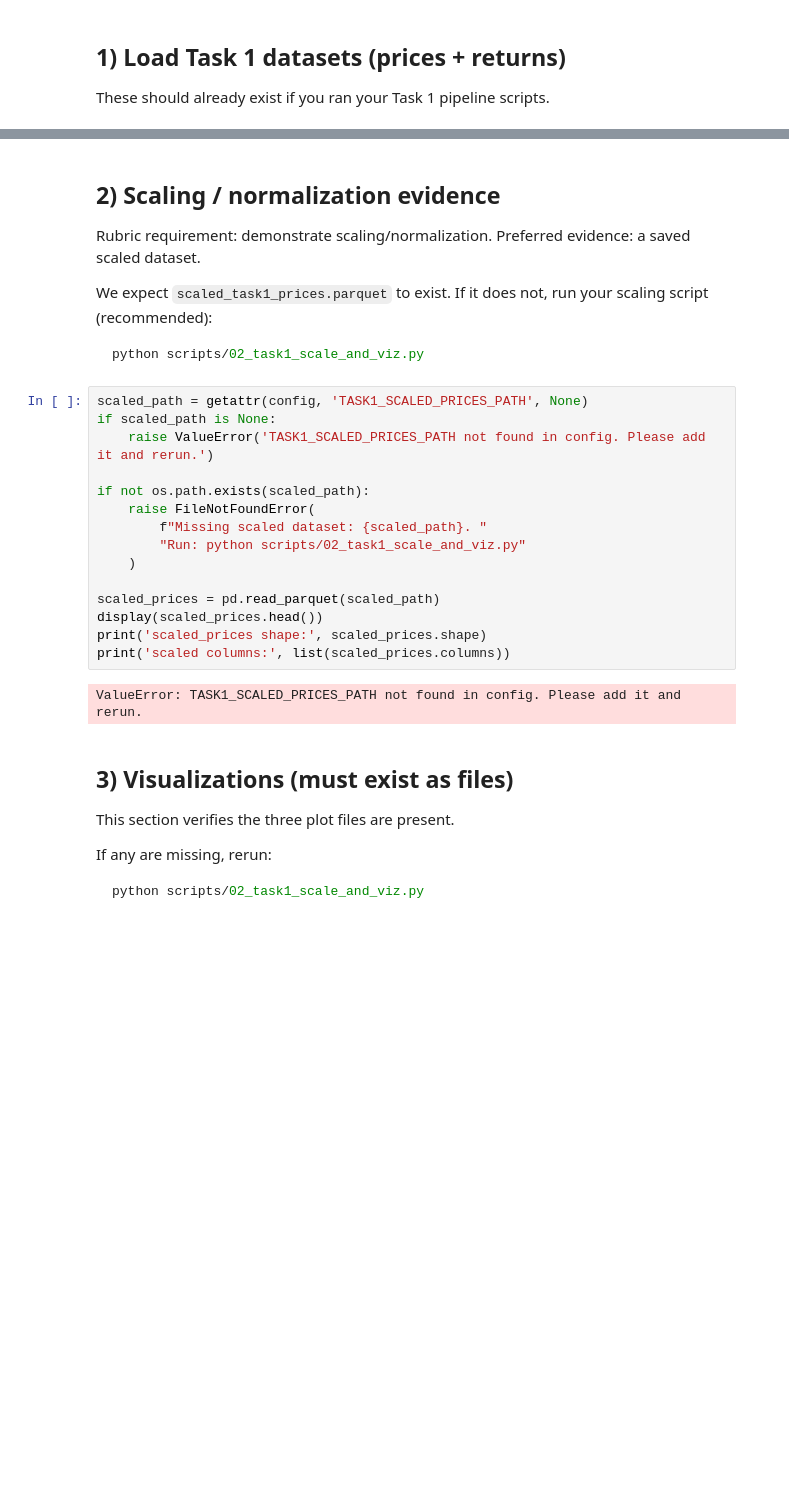
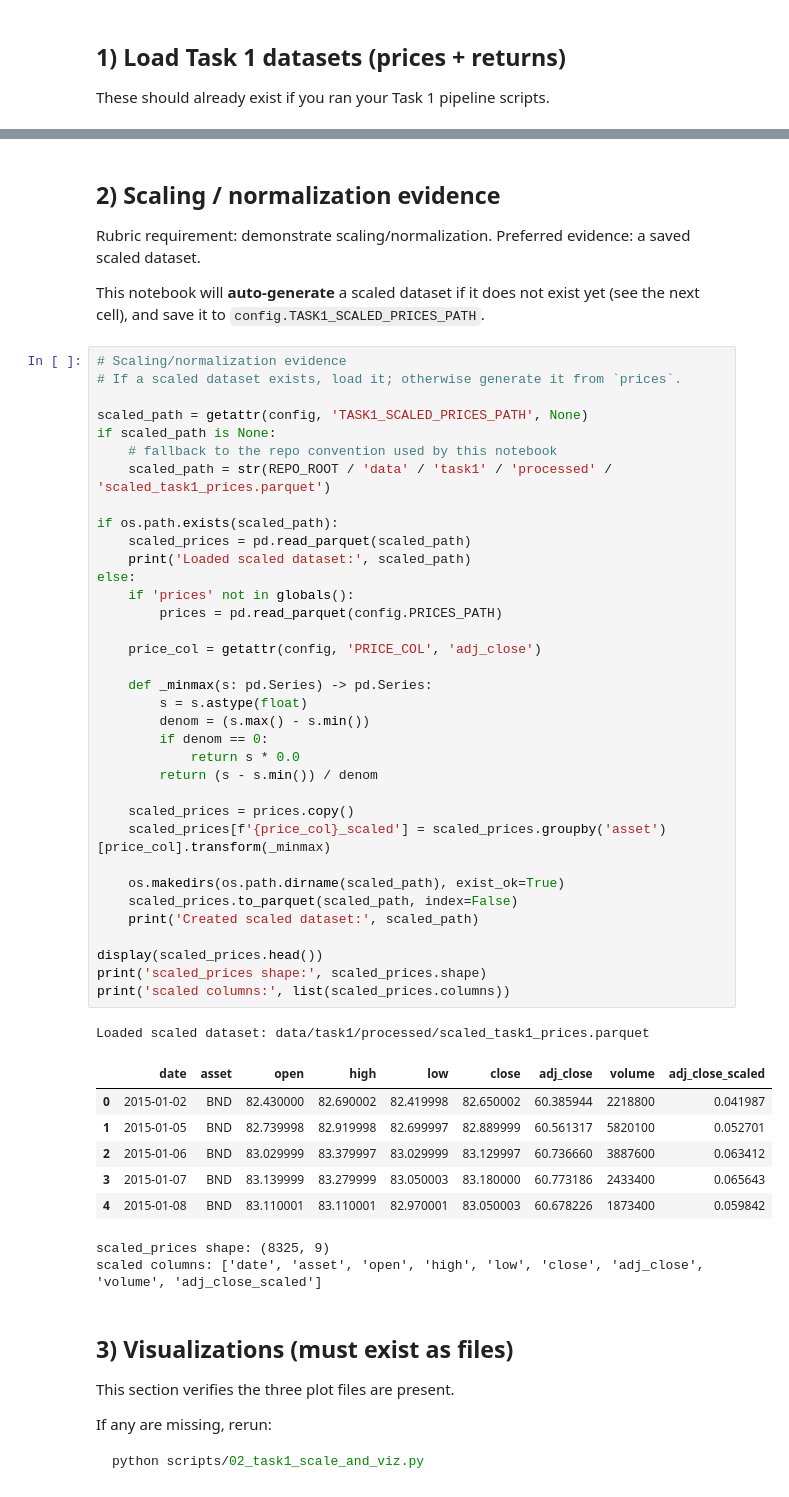
Before and after one commit to Moggycool/portfolio-optimization, a Jupyter notebook: notebooks/task1.ipynb, the cells around one changed output, grey strips where cells are left out. Saved outputs shown, nothing was run; the diff lists cells and outputs as text; blank space fills up the shorter version.

````diff
--- a/notebooks/task1.ipynb
+++ b/notebooks/task1.ipynb
@@ -86,28 +89,52 @@ returns shape: (8325, 9)
 
 Rubric requirement: demonstrate scaling/normalization. Preferred evidence: a saved scaled dataset.
 
-We expect `scaled_task1_prices.parquet` to exist. If it does not, run your scaling script (recommended):
-
-```bash
-python scripts/02_task1_scale_and_viz.py
-```
+This notebook will **auto-generate** a scaled dataset if it does not exist yet (see the next cell), and save it to `config.TASK1_SCALED_PRICES_PATH`.
-# %%
-scaled_path = getattr(config, 'TASK1_SCALED_PRICES_PATH', None)
-if scaled_path is None:
-    raise ValueError('TASK1_SCALED_PRICES_PATH not found in config. Please add it and rerun.')
-
-if not os.path.exists(scaled_path):
-    raise FileNotFoundError(
-        f"Missing scaled dataset: {scaled_path}. "
-        "Run: python scripts/02_task1_scale_and_viz.py"
-    )
-
-scaled_prices = pd.read_parquet(scaled_path)
-display(scaled_prices.head())
-print('scaled_prices shape:', scaled_prices.shape)
-print('scaled columns:', list(scaled_prices.columns))
-# %% [output]
-ValueError: TASK1_SCALED_PRICES_PATH not found in config. Please add it and rerun.
+# %%
+# Scaling/normalization evidence
+# If a scaled dataset exists, load it; otherwise generate it from `prices`.
+
+scaled_path = getattr(config, 'TASK1_SCALED_PRICES_PATH', None)
+if scaled_path is None:
+    # fallback to the repo convention used by this notebook
+    scaled_path = str(REPO_ROOT / 'data' / 'task1' / 'processed' / 'scaled_task1_prices.parquet')
+
+if os.path.exists(scaled_path):
+    scaled_prices = pd.read_parquet(scaled_path)
+    print('Loaded scaled dataset:', scaled_path)
+else:
+    if 'prices' not in globals():
+        prices = pd.read_parquet(config.PRICES_PATH)
+
+    price_col = getattr(config, 'PRICE_COL', 'adj_close')
+
+    def _minmax(s: pd.Series) -> pd.Series:
+        s = s.astype(float)
+        denom = (s.max() - s.min())
+        if denom == 0:
+            return s * 0.0
+        return (s - s.min()) / denom
+
+    scaled_prices = prices.copy()
+    scaled_prices[f'{price_col}_scaled'] = scaled_prices.groupby('asset')[price_col].transform(_minmax)
+
+    os.makedirs(os.path.dirname(scaled_path), exist_ok=True)
+    scaled_prices.to_parquet(scaled_path, index=False)
+    print('Created scaled dataset:', scaled_path)
+
+display(scaled_prices.head())
+print('scaled_prices shape:', scaled_prices.shape)
+print('scaled columns:', list(scaled_prices.columns))
+# %% [output]
+Loaded scaled dataset: data/task1/processed/scaled_task1_prices.parquet
+|  | date | asset | open | high | low | close | adj_close | volume | adj_close_scaled |
+| 0 | 2015-01-02 | BND | 82.430000 | 82.690002 | 82.419998 | 82.650002 | 60.385944 | 2218800 | 0.041987 |
+| 1 | 2015-01-05 | BND | 82.739998 | 82.919998 | 82.699997 | 82.889999 | 60.561317 | 5820100 | 0.052701 |
+| 2 | 2015-01-06 | BND | 83.029999 | 83.379997 | 83.029999 | 83.129997 | 60.736660 | 3887600 | 0.063412 |
+| 3 | 2015-01-07 | BND | 83.139999 | 83.279999 | 83.050003 | 83.180000 | 60.773186 | 2433400 | 0.065643 |
+| 4 | 2015-01-08 | BND | 83.110001 | 83.110001 | 82.970001 | 83.050003 | 60.678226 | 1873400 | 0.059842 |
+scaled_prices shape: (8325, 9)
+scaled columns: ['date', 'asset', 'open', 'high', 'low', 'close', 'adj_close', 'volume', 'adj_close_scaled']
 # %% [markdown]
 ## 3) Visualizations (must exist as files)
 
````
Also changed, not shown: parts of 7 cells of this notebook, 1 other file.
